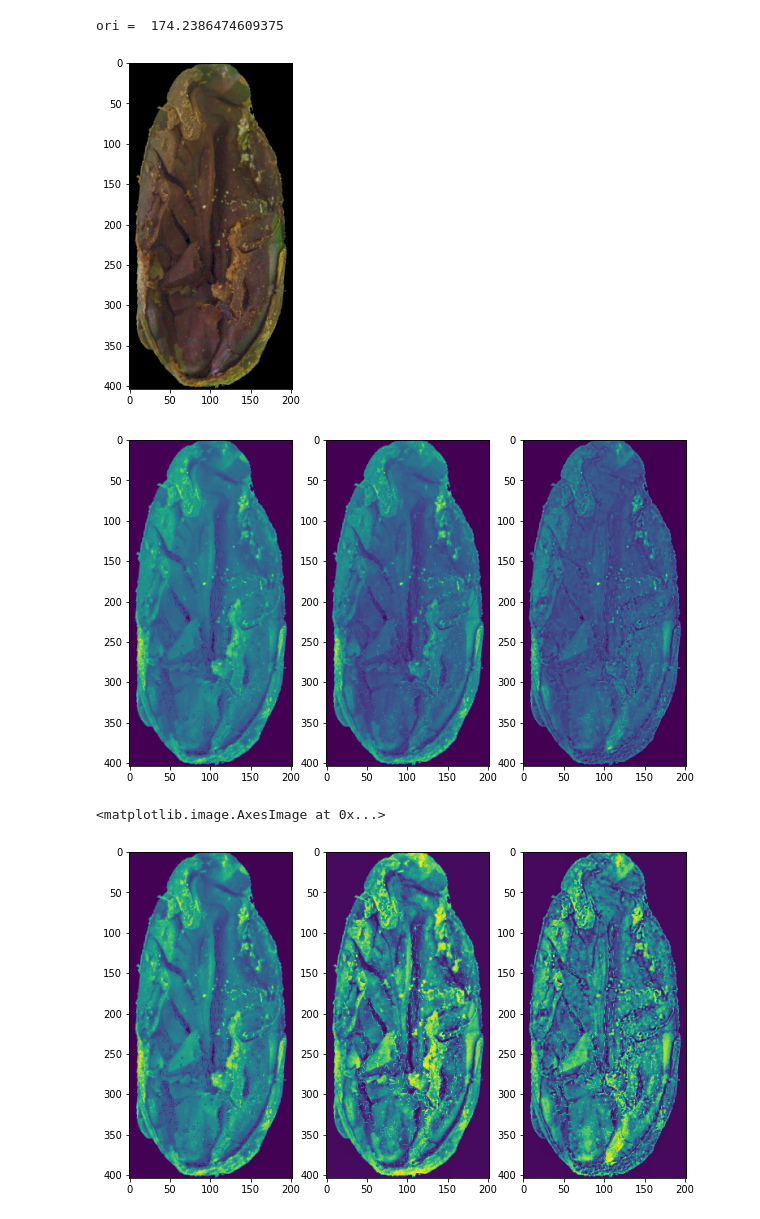
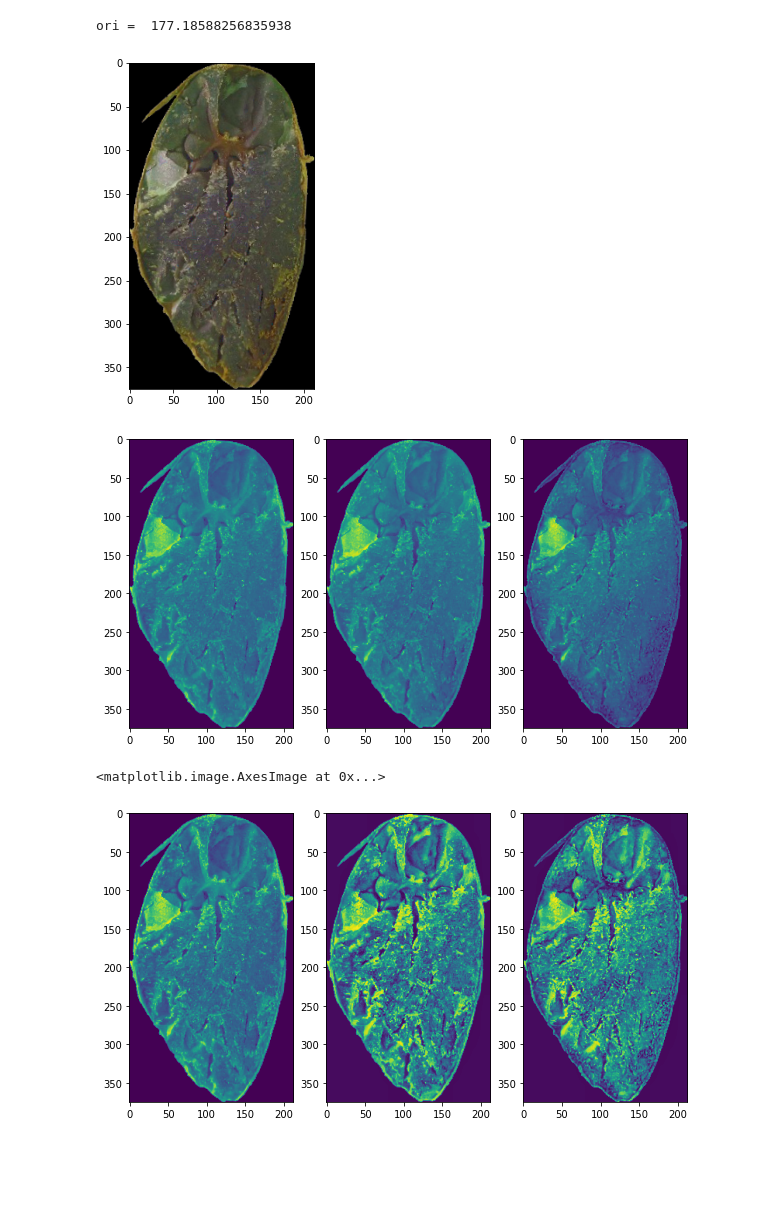
Before and after one commit to quanglochuynh/thesis2022, a Jupyter notebook: The_new_thesis_approach/moldered_test.ipynb, the cells around one changed output. Cells and saved outputs as stored; diff of their text form; code cells hidden in the pictures; blank space fills up the shorter version.

```diff
--- a/The_new_thesis_approach/moldered_test.ipynb
+++ b/The_new_thesis_approach/moldered_test.ipynb
@@ -6,31 +6,31 @@ from image_extractor import preprocess_hsv, seperate_chanel
 # %%
 # image_dir  = 'D:/Thesis_data/Backups/Color_Corrected_512x512/Agglutinated/image (2).JPG'
 # image_dir  = 'D:/Thesis_data/Backups/Color_Corrected_512x512/Brittle/image (87).JPG'
 # image_dir = 'D:/Thesis_data/Backups/Color_Corrected_512x512/Plated_Purple/image (10).JPG'
 # image_dir = 'D:/Thesis_data/Backups/Color_Corrected_512x512/Compartmentalized_Purple/image (100).JPG'
 # image_dir = 'D:/Thesis_data/Backups/Color_Corrected_512x512/Compartmentalized_White/image (99).JPG'
-# image_dir = 'D:/Thesis_data/Backups/Color_Corrected_512x512/Plated_White/image (87).JPG'
-# image_dir = 'D:/Thesis_data/Backups/Color_Corrected_512x512/Plated_Slaty/image (56).JPG'
+# image_dir = 'D:/Thesis_data/Backups/Color_Corrected_512x512/Plated_White/image (72).JPG'
+image_dir = 'D:/Thesis_data/Backups/Color_Corrected_512x512/Plated_Slaty/image (84).JPG'
 # image_dir = 'D:/Thesis_data/Backups/Color_Corrected_512x512/Compartmentalized_Slaty/image (56).JPG'
-image_dir = 'D:/Thesis_data/Backups/Color_Corrected_512x512/Moldered/image (69).JPG'
+# image_dir = 'D:/Thesis_data/Backups/Color_Corrected_512x512/Moldered/image (3).JPG'
 
 # plt.rcParams['figure.dpi'] = 102.46
 plt.rcParams["figure.figsize"] = (6,6)
 
 image = cv2.imread(image_dir)
 image_hsv , cnt= preprocess_hsv(image)
 image_rgb = cv2.cvtColor(image_hsv, cv2.COLOR_HSV2RGB)
 plt.imshow(image_rgb)
 plt.show()
 # %% [output]
-ori =  174.2386474609375
+ori =  177.18588256835938
-[figure, old version]
+[figure, new version]
 # %%
 # h,s,v = cv2.split(image_hsv)
 plt.rcParams["figure.figsize"] = (10,6)
 r,g,b = seperate_chanel(image_rgb, plot=True)
 # %% [output]
-[figure, old version]
+[figure, new version]
 # %%
 #gamma correct
 # %%
@@ -50,4 +50,4 @@ plt.subplot(1,3,3)
 plt.imshow(clahe_b)
 # %% [output]
 <matplotlib.image.AxesImage at 0x...>
-[figure, old version]
+[figure, new version]
```
Also changed, not shown: parts of 6 cells of this notebook.
